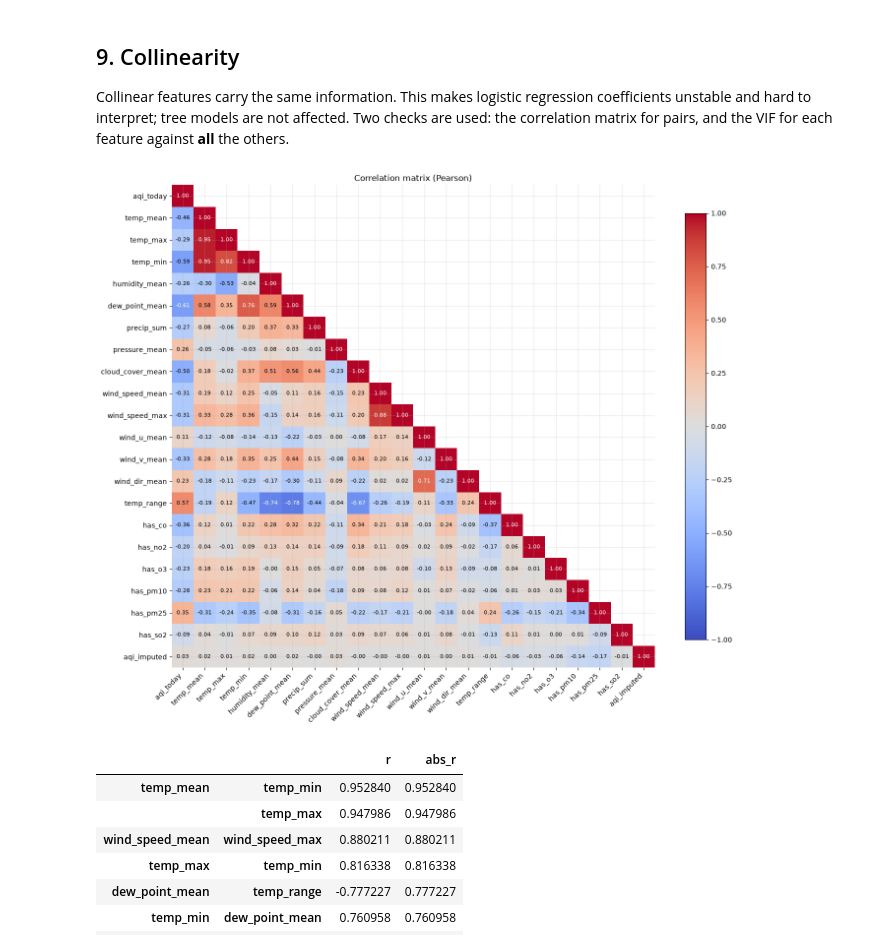
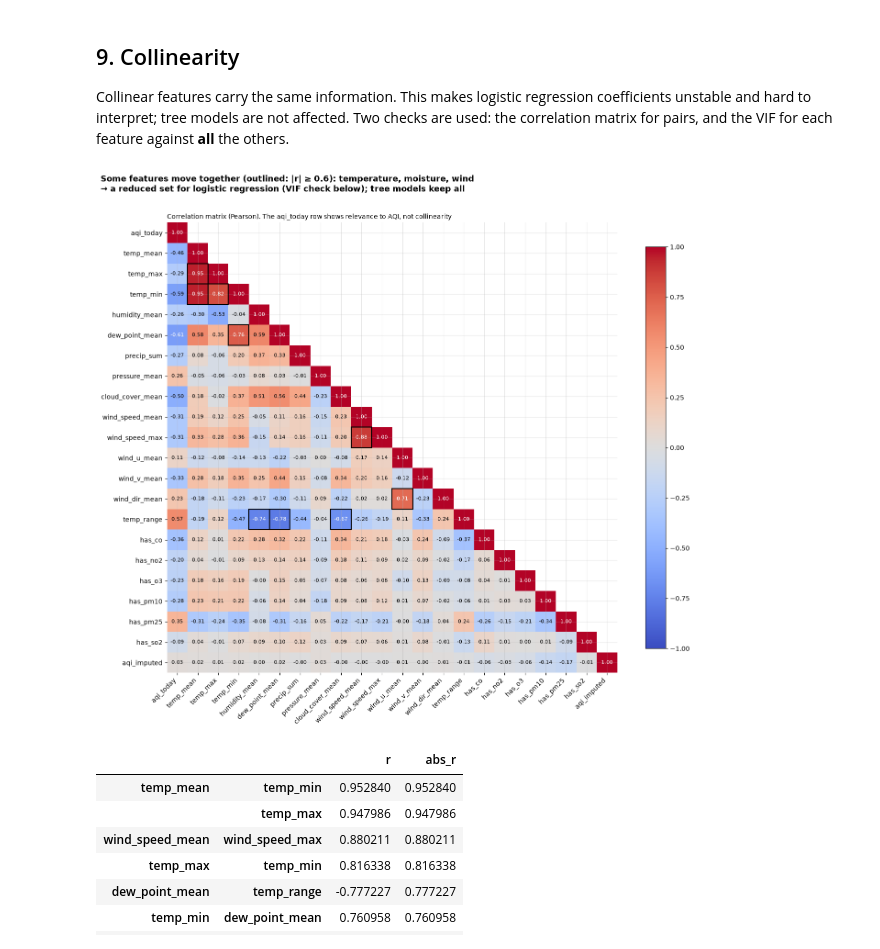
Before and after one commit to shohbitgupta/aqi_forcasting, a Jupyter notebook: notebooks/eda.ipynb, the cells around one changed output. Drawn from its saved outputs; the diff is of its cells as text; code cells hidden in the pictures.

```diff
--- a/notebooks/eda.ipynb
+++ b/notebooks/eda.ipynb
@@ -332,15 +334,25 @@ Missing values left: 0
 # %%
 target = 'tomorrow_status'
 counts = df[target].value_counts().reindex(AQI_CATEGORIES)
+share = counts / counts.sum()
 
-fig, ax = plt.subplots(figsize=(8, 4))
+fig, ax = plt.subplots(figsize=(9, 4.5))
 ax.plot(counts.index, counts.values, color=COLOR, linewidth=2, marker='o', markersize=8)
 for x, v in zip(counts.index, counts.values):
     ax.annotate(f'{v:,}\n({v / counts.sum():.1%})', (x, v), textcoords='offset points',
                 xytext=(0, 10), ha='center', fontsize=9)
-ax.set_title('Target: tomorrow_status')
+ax.annotate(f"Severe: {counts['Satisfactory'] / counts['Severe']:.1f}x fewer days than Satisfactory.\n"
+            "A model could ignore it and still look accurate\n"
+            "→ score with macro F1 and Severe recall",
+            ('Severe', counts['Severe']), xytext=(3.35, counts.max() * 0.7), fontsize=9,
+            arrowprops=dict(arrowstyle='->', color='grey'))
+ax.annotate(f"Satisfactory + Moderate:\n{share['Satisfactory'] + share['Moderate']:.0%} of all days",
+            (1.5, counts.max() * 0.72), ha='center', fontsize=9, color='#555555')
+fig.suptitle(f"The target is imbalanced: Severe is only {share['Severe']:.1%} of days",
+             x=0.01, ha='left', fontsize=12, fontweight='bold')
+ax.set_title('Days per category of tomorrow_status (all cities, 2015–2025)', loc='left', fontsize=10)
 ax.set_ylabel('Days')
-ax.set_ylim(0, counts.max() * 1.25)
+ax.set_ylim(0, counts.max() * 1.3)
 plt.tight_layout()
 plt.show()
 # %% [output]
@@ -559,24 +651,30 @@ Collinear features carry the same information. This makes logistic regression co
 # %%
 corr = df.corr(numeric_only=True)
 n = len(corr)
 mask = np.triu(np.ones_like(corr, dtype=bool), k=1)      # hide the mirrored upper triangle
 
-fig, ax = plt.subplots(figsize=(14, 12))
+fig, ax = plt.subplots(figsize=(14, 12.5))
 im = ax.imshow(corr.mask(mask), cmap='coolwarm', vmin=-1, vmax=1)
 for i in range(n):
     for j in range(i + 1):
         v = corr.iloc[i, j]
         ax.text(j, i, f'{v:.2f}', ha='center', va='center', fontsize=8,
                 color='white' if abs(v) > 0.6 else 'black')
+        if 0 < j < i and abs(v) >= 0.6:                   # outline strongly related feature pairs (not aqi_today)
+            ax.add_patch(plt.Rectangle((j - 0.5, i - 0.5), 1, 1, fill=False, edgecolor='black', linewidth=1.5))
 ax.set_xticks(range(n), corr.columns, rotation=45, ha='right')
 ax.set_yticks(range(n), corr.columns)
 ax.spines[:].set_visible(False)
 fig.colorbar(im, shrink=0.8)
-ax.set_title('Correlation matrix (Pearson)')
+fig.suptitle('Some features move together (outlined: |r| ≥ 0.6): temperature, moisture, wind\n'
+             '→ a reduced set for logistic regression (VIF check below); tree models keep all',
+             x=0.01, ha='left', fontsize=13, fontweight='bold')
+ax.set_title('Correlation matrix (Pearson). The aqi_today row shows relevance to AQI, not collinearity',
+             loc='left', fontsize=10)
 plt.tight_layout()
 plt.show()
 # %% [output]
-[figure, old version]
+[figure, new version]
 # %%
 # Feature pairs with |r| >= 0.6 (the aqi_today row shows relevance, not collinearity)
 upper = corr.where(np.triu(np.ones(corr.shape), k=1).astype(bool))
```
Also changed, not shown: parts of 11 cells of this notebook, 53 other files.
